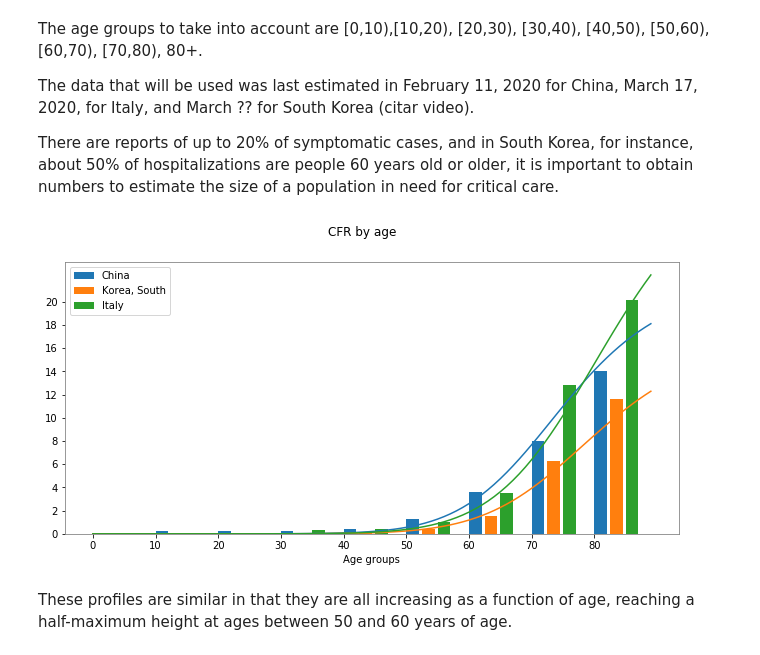
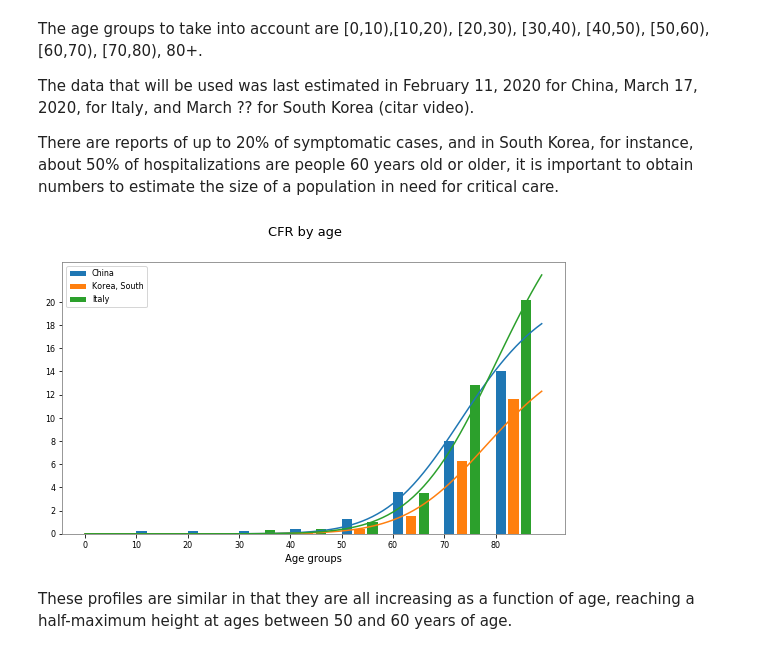
Before and after one commit to scab-unam/dam_COVID-19, a Jupyter notebook: tsam_COVID-19_JHU_cfr_Jan2020-.ipynb, the cells around one changed output. Saved outputs shown, nothing was run; the diff lists cells and outputs as text; code cells hidden in the pictures.

```diff
--- a/tsam_COVID-19_JHU_cfr_Jan2020-.ipynb
+++ b/tsam_COVID-19_JHU_cfr_Jan2020-.ipynb
@@ -515,23 +527,23 @@ def sigmoid(a, aMax=0.1,a0=60.0,n=2):
 # %%
 ageCountries=[China, SKorea, Italy]
 ages = np.arange(0,90)
-f11=gr.figure(figsize=(11,5)); gr.ioff(); rows =1;cols=1
+f11=gr.figure(figsize=(9,5)); gr.ioff(); rows =1;cols=1
 f11.suptitle('CFR by age')
 lshift=2.5;  ax=f11.add_subplot(rows,cols,1)
 for n in range(len(ageCountries)):
     ax.bar(aGroups+ (n*lshift), 100*ageCountries[n]['ageCFR'],width=2,align='edge',label=ageCountries[n]['Country name']);
 ax.plot(ages, 100*sigmoid(a=ages,a0=75,aMax=0.22,n=9))
 ax.plot(ages, 100*sigmoid(a=ages,a0=80,aMax=0.17,n=9))
 ax.plot(ages, 100*sigmoid(a=ages,a0=82,aMax=0.33,n=9))
 ax.legend(loc='upper left')
 ax.set_xticks(aGroups)
 ax.set_yticks(np.arange(0,20+1,2))
 ax.set_xlabel('Age groups')
 gr.ion(); gr.draw();  gr.show()
-f11Name='tsam_COVID19_JHU_cfr+propDeathCasesByAge_China+SKorea+Italy.png'
+f11Name='tsam_COVID19_JHU_cfrByAge_China+SKorea+Italy.png'
 f11.savefig(f11Name)
 # %% [output]
-[figure, old version]
+[figure, new version]
 # %% [markdown]
 These profiles are similar in that they are all increasing as a function of age, reaching a half-maximum height at ages between 50 and 60 years of age.
 # %% [markdown]
```
Also changed, not shown: parts of 17 cells of this notebook, 14 other files.
